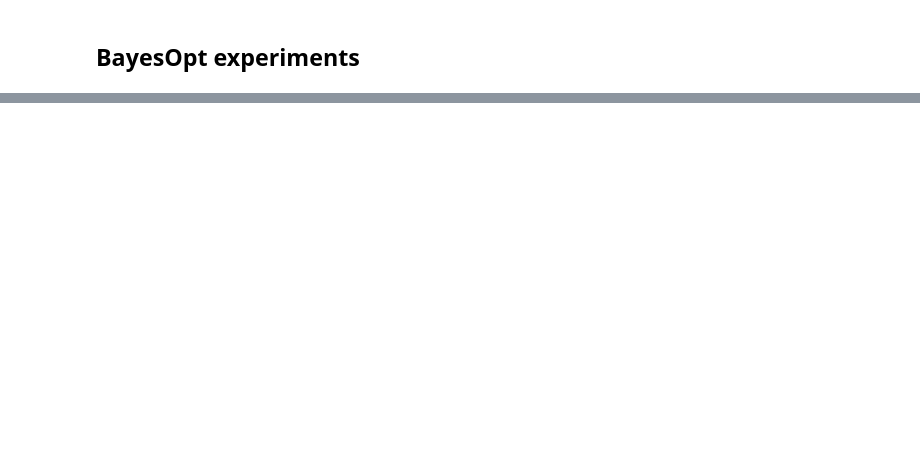
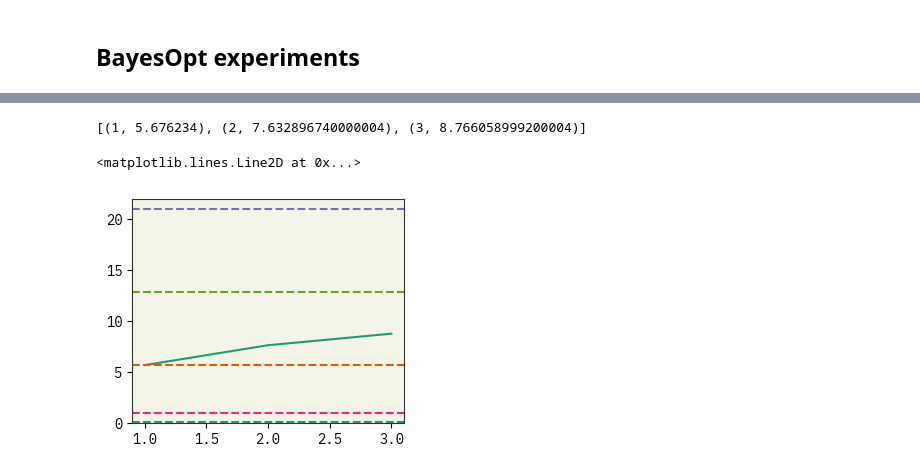
Before and after one commit to ur-whitelab/BO-LIFT, a Jupyter notebook: paper/BO_experiments.ipynb, the cells around one changed output, grey strips where cells are left out. Saved outputs shown, nothing was run; the diff lists cells and outputs as text; code cells hidden in the pictures; blank space fills up the shorter version.

Commit message:
update experiments

```diff
--- a/paper/BO_experiments.ipynb
+++ b/paper/BO_experiments.ipynb
@@ -89,0 +176,42 @@ def run_experiment(
+# %%
+import copy
+# x = [raw_data[x_name].iloc[i] for i in indexes]
+# pool = bolift.Pool(list(x), formatter=asktell.format_x)
+
+N = 3
+M = 1
+starts = np.random.randint(0, len(indexes), M)
+plt.figure(figsize=(3.5, 3.5 / 1.2))
+random_points = []
+for i in range(M):
+    point = run_experiment(
+        copy.deepcopy(asktell),
+        copy.deepcopy(pool),
+        raw_data,
+        indexes,
+        x_name,
+        y_name,
+        N=N,
+        aq="random",
+        start_index=starts[i],
+    )
+    random_points.append(point)
+    # plt.plot(range(N + 1), [y for x, y in point], color="C0", alpha=0.1)
+# plot mean
+random_points = np.array(random_points)
+plt.plot(
+    range(1, N+1),
+    random_points[:, :, 1].astype(float).mean(axis=0),
+    color="C0",
+    label="Random",
+)
+
+plt.axhline(y=raw_data[y_name].max(), color="C2", linestyle="--", label="max")
+plt.axhline(y=raw_data[y_name].quantile(0.95), color="C4", linestyle="--", label="95%")
+plt.axhline(y=raw_data[y_name].mean(), color="C1", linestyle="--", label="mean")
+plt.axhline(y=raw_data[y_name].quantile(0.05), color="C3", linestyle="--", label="5%")
+plt.axhline(y=raw_data[y_name].min(), color="C0", linestyle="--", label="min")
+# %% [output]
+[(1, 5.676234), (2, 7.632896740000004), (3, 8.766058999200004)]
+<matplotlib.lines.Line2D at 0x...>
+[figure, added]
```
Also changed, not shown: parts of 18 cells of this notebook, 28 other files.
